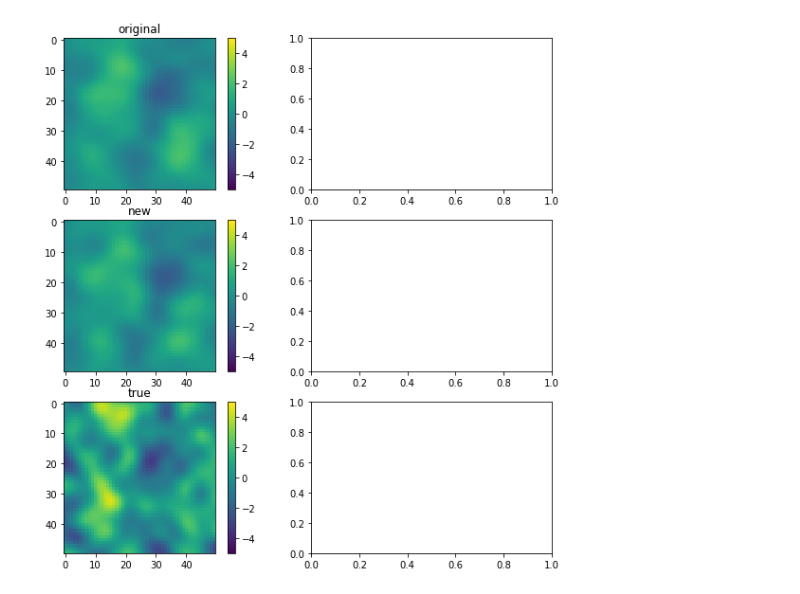
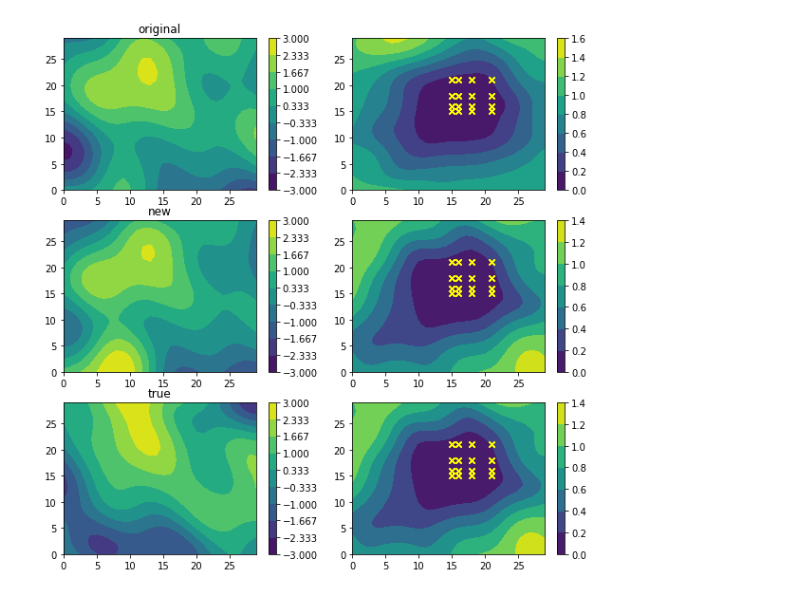
Before and after one commit to lionfish0/experimentation, a Jupyter notebook: EvenFasterMaybe.ipynb, the cells around one changed output. Drawn from its saved outputs; the diff is of its cells as text; code cells hidden in the pictures.

```diff
--- a/EvenFasterMaybe.ipynb
+++ b/EvenFasterMaybe.ipynb
@@ -76,5 +79,5 @@ yTrainNN= m.computeObservations() # Compute observations with noise uses m.senso
 # %%
-N_feat = 1000 #Number of features used to infer the source
-k = EQ(0.4, 2.0)
+N_feat = 100 #Number of features used to infer the source
+k = EQ(1.0, 2.0)
 mInfer = Model(resolution=res,boundary=boundary,N_feat=N_feat,noiseSD=noiseSD,kernel=k,sensormodel=sensors,windmodel=windmodel,k_0=k_0,R=R) #Initiate new model for inference
 #%timeit -n1 -r1 regress = mInfer.computeModelRegressors() # Compute regressor matrix
@@ -87,7 +92,7 @@ X here is used to infer the distribution of z (and hence the source).
 X is [features x observations]
 """
 dt,dx,dy,dx2,dy2,Nt,Nx,Ny = mInfer.getGridStepSize()
-X = np.zeros([mInfer.N_feat,len(mInfer.sensormodel.obsLocs)])
+designMatrixX = np.zeros([mInfer.N_feat,len(mInfer.sensormodel.obsLocs)])
 
 adjs = []
 st = time()
@@ -115,7 +120,7 @@ st = time()
 #O(GNF)
 for i,phi in enumerate(mInfer.kernel.getPhi(mInfer.coords)):
     for j,adj in enumerate(adjs):
-        X[i,j] = np.sum((phi*adj))*dt*dx*dy
+        designMatrixX[i,j] = np.sum((phi*adj))*dt*dx*dy
 
 print("getPhis and products  %6.1fms" % (1e3*(time()-st)))
 #phi * v, --> scale
@@ -157,7 +137,7 @@ def getPhiValues(kernel,particles):
     return norm*np.sqrt(2*kernel.sigma2)*np.cos(c*np.einsum('ij,lkj',kernel.W,particles)+kernel.b[:,None,None])
 
 st = time()
-Nsamps = 10
+Nsamps = 100
 scale = Nsamps / dt
 
 particles = []
@@ -172,12 +152,14 @@ particles = np.array(particles)
 
 newX = np.zeros([N_feat,N_obs])
 for nit in range(500):#+int(locB[0]/dt)):
-    particles[:,:,1:]+=np.random.randn(particles.shape[0],particles.shape[1],2)*np.sqrt(2*dt*mInfer.k_0) #plus wind
+    wind = windmodel.getwind(particles[:,:,1:])*dt #how much each particle moves due to wind [backwards]
+    particles[:,:,1:]+=np.random.randn(particles.shape[0],particles.shape[1],2)*np.sqrt(2*dt*mInfer.k_0) - wind
     particles[:,:,0]-=dt
+
     keep = particles[:,0,0]>mInfer.boundary[0][0] #could extend to be within grid space
     newX[:,keep] += np.sum(getPhiValues(mInfer.kernel,particles),axis=(1))[:,keep]
     if np.sum(keep)==0:
         break
-newX = np.array(newX)/scale/2
+newX = np.array(newX)/scale
 print("run new particle method  %6.1fms" % (1e3*(time()-st)))
 # %% [output]
@@ -200,7 +182,7 @@ plt.hist(newX.flatten()-X.flatten())#,np.arange(0,4,0.1));
 plt.figure(figsize=[15,15])
 for plti in range(9):
     plt.subplot(3,3,plti+1)
-    plt.plot(X[:,plti],newX[:,plti],'x')
+    plt.plot(designMatrixX[:,plti],newX[:,plti],'x')
     plt.xlabel('Original X, corrected for error integrating to one')
     plt.ylabel('Approximate X, computed using particles')
     plt.plot([-0.2,0.2],[-0.2,0.2])
@@ -247,31 +229,40 @@ plt.colorbar()
 #plt.colorbar()
 # %%
 plt.figure(figsize=[10,10])
-for plti,(title,useX) in enumerate(zip(['original','new','true'],[X,newX,None])):
+for plti,(title,useX) in enumerate(zip(['original','new','true'],[designMatrixX,newX,None])):
     mInfer.X = useX
     plt.subplot(3,2,(plti*2)+1)
     plt.title(title)
     #regress = m.computeModelRegressors() # Compute regressor matrix
     if title!='true':
         meanZ, covZ = mInfer.computeZDistribution(yTrain) # Infers z vector mean and covariance
         sourceInfer = mInfer.computeSourceFromPhi(meanZ) # Generates estimated source using inferred distributio
     else:
         sourceInfer = source
-    plt.imshow(sourceInfer[5,:,:],clim=[-5,5])
+    #plt.imshow(sourceInfer[5,:,:],clim=[-5,5])
+    plt.contourf(sourceInfer[5,:,:],levels=np.linspace(-3,3,10))#clim=[-5,5])
     plt.colorbar()
     #plt.contour(uncertainty[5,:,:])
     plt.subplot(3,2,(plti*2)+2)
 
-#    for sampleit in range(5):
-#        if title!='true':
-#            meanZ, covZ = mInfer.computeZDistribution(yTrain) # Infers z vector mean and covariance
-#            sample = np.random.multivariate_normal(meanZ,covZ)
-#            sourceInfer = mInfer.computeSourceFromPhi(sample) # Generates estimated source using inferred distributio
-#        else:
-#            sourceInfer = source
-#
-#        plt.plot(sourceInfer[:,25,25])
+
+    if title!='true':
+        meanZ, covZ = mInfer.computeZDistribution(yTrain) # Infers z vector mean and covariance
+        Zsamples = np.random.multivariate_normal(meanZ,covZ,size=20)
+        samples = []
+        for samp in Zsamples:
+            samples.append(mInfer.computeSourceFromPhi(samp))
+    else:
+        sourceInfer = source
+
+
+    S = np.array(samples)
+    plt.contourf(np.std(S,0)[5,:,:])
+    #plt.imshow(np.std(S,0)[5,:,:])
+    plt.colorbar()
+    sesnorgridX = mInfer.getGridCoord(X[:,1:])
+    plt.scatter(sesnorgridX[:,1],sesnorgridX[:,2],marker='x',color='yellow')
 
     #plt.ylim([0,3])
 # %% [output]
-[figure, old version]
+[figure, new version]
```
Also changed, not shown: parts of 14 cells of this notebook.
